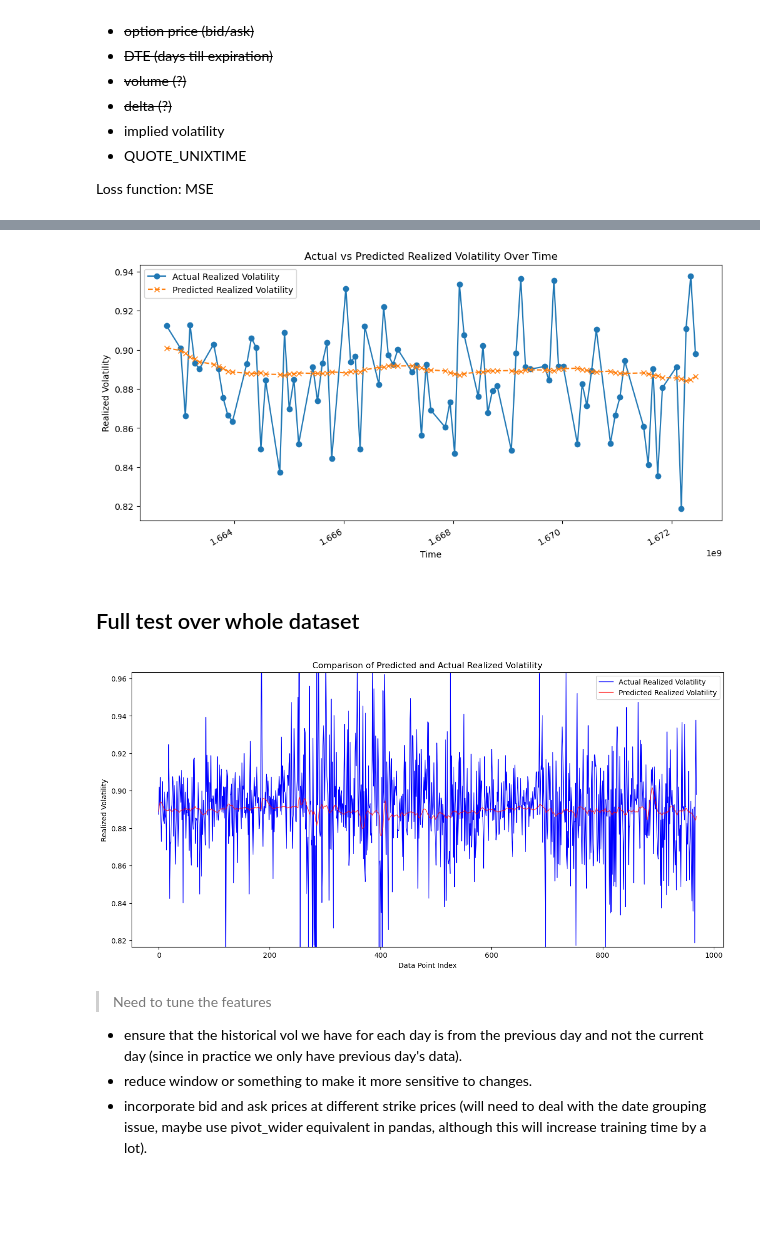
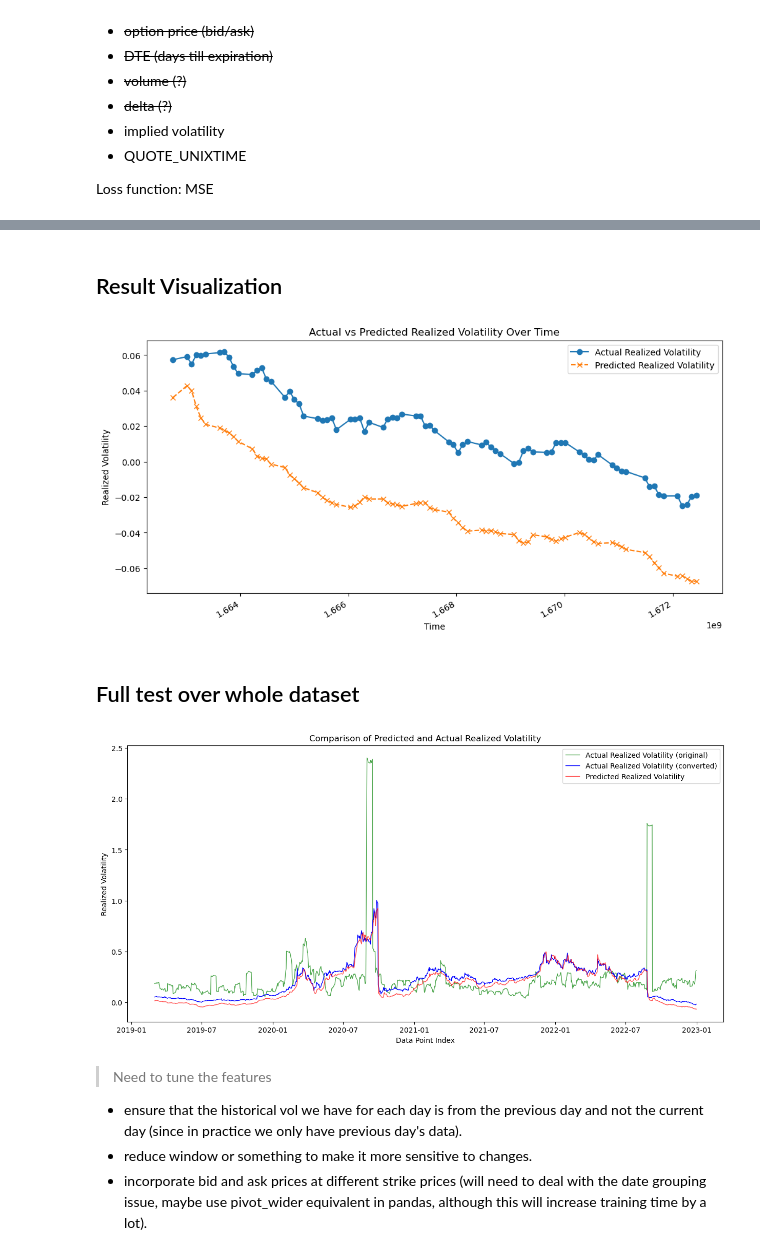
Before and after one commit to teetajp/TSLA-options, a Jupyter notebook: vol_forecast_LSTM.ipynb, the cells around one changed output, grey strips where cells are left out. Saved outputs shown, nothing was run; the diff lists cells and outputs as text; code cells hidden in the pictures; blank space fills up the shorter version.

Commit message:
debug plots

```diff
--- a/vol_forecast_LSTM.ipynb
+++ b/vol_forecast_LSTM.ipynb
@@ -276,12 +307,11 @@ print(f"selected_data shape pre-aggregation: {selected_data.shape[0]}")
 # Engineering features to summarize multiple entries per date
 selected_data = selected_data.groupby('QUOTE_UNIXTIME', as_index=True).agg({
     'REALIZED_VOL': ['mean'], # should all be the same anyways for each date
-    # 'STRIKE': ['mean', 'min', 'max'],  # Aggregate strike prices
-    # 'C_MID': ['mean', 'max'],  # Last price of calls (midpoint between bid/ask)
+    'STRIKE': ['mean', 'min', 'max'],  # Aggregate strike prices
+    'C_MID': ['mean', 'min', 'max'],  # Last price of calls (midpoint between bid/ask)
     # 'P_MID': ['mean', 'max'],  # Last price of puts (midpoint between bid/ask)
-
     'LOG_RETURNS': ['mean'], # should all be the same anyways for each date
-    'C_IV': ['mean', 'max'],
+    'C_IV': ['min', 'mean', 'max'],
     # 'P_IV': ['mean', 'max'],
     # Add more features as necessary
 }).reset_index()
@@ -358,4 +424,12 @@ from torch.utils.data import TensorDataset, DataLoader
 # %%
+# get index of output feature
+output_feature_index = None
+for idx, tf in enumerate(selected_data.columns.get_loc('REALIZED_VOL')):
+    if tf == True:
+        output_feature_index = idx
+if output_feature_index is None:
+    print("Cant find output feature index")
+
 def create_sequences(df, window_size, output_feature_index):
     sequences = []
     output = []
@@ -397,7 +471,7 @@ test_dataset = TensorDataset(X_test, y_test)
 
 # Create DataLoaders
 batch_size = 16
-train_loader = DataLoader(train_dataset, batch_size=batch_size, shuffle=True)
+train_loader = DataLoader(train_dataset, batch_size=batch_size, shuffle=False)
 val_loader = DataLoader(val_dataset, batch_size=batch_size, shuffle=False)
 test_loader = DataLoader(test_dataset, batch_size=batch_size, shuffle=False)
 # %% [markdown]
@@ -579,3 +653,7 @@ print(test_compare.to_string())
+# %% [markdown]
+## Result Visualization
+# %%
+unique_dates_df = pd.to_datetime(unique_dates, unit='s', errors='coerce')
 # %%
 # Assuming dates_train_np holds the timestamps and you have a window_size (or sequence_length)
 
@@ -595,7 +673,7 @@ plt.legend()
 plt.gcf().autofmt_xdate()  # Improve formatting of date labels
 plt.show()
 # %% [output]
-[figure, old version]
+[figure, new version]
 # %% [markdown]
 ## Full test over whole dataset
 # %%
@@ -610,36 +688,39 @@ full_loader = DataLoader(full_dataset, batch_size=16, shuffle=False)  # No need
 # %%
 import matplotlib.pyplot as plt
 
 def plot_predictions(model, data_loader):
     model.eval()  # Set the model to evaluation mode
     predictions = []
     actuals = []
     with torch.no_grad():
         for X_batch, y_batch in data_loader:
             outputs = model(X_batch)
             # Assuming outputs and y_batch are already properly scaled
             predictions.extend(outputs.view(-1).cpu().numpy())  # Flatten and move to CPU
             actuals.extend(y_batch.view(-1).cpu().numpy())
 
 
     # Calculate the limits for the y-axis to exclude outliers
-    upper_limit = np.percentile(actuals, 99)  # Adjust the percentile as needed
-    lower_limit = np.percentile(actuals, 1)   # Adjust the percentile as needed
+    # upper_limit = np.percentile(actuals, 99)  # Adjust the percentile as needed
+    # lower_limit = np.percentile(actuals, 1)   # Adjust the percentile as needed
 
     # Plotting the results
     plt.figure(figsize=(15, 7))
-    plt.plot(actuals, label='Actual Realized Volatility', color='blue', linewidth=1)
-    plt.plot(predictions, label='Predicted Realized Volatility', color='red', alpha=0.7, linewidth=1)
+    plt.plot(unique_dates_df[30:], underlying['REALIZED_VOL'][30:], label='Actual Realized Volatility (original)', color='green', alpha=0.7, linewidth=1)
+    plt.plot(unique_dates_df[30:], actuals, label='Actual Realized Volatility (converted)', color='blue', linewidth=1)
+    plt.plot(unique_dates_df[30:], predictions, label='Predicted Realized Volatility', color='red', alpha=0.7, linewidth=1)
     plt.title('Comparison of Predicted and Actual Realized Volatility')
     plt.xlabel('Data Point Index')
     plt.ylabel('Realized Volatility')
-    plt.ylim([lower_limit, upper_limit])  # Set the y-axis to not show the outlier
+    # plt.ylim([lower_limit, upper_limit])  # Set the y-axis to not show the outlier
     plt.legend()
     plt.show()
 # Assuming 'model' is already trained and ready to be evaluated
 plot_predictions(model, full_loader)
+
+# TODO: check source of discrepancy between the "actual realized volatility" from the ylabels and the realized vol from the underlying df; might be from missing values that got dropped.
 # %% [output]
-[figure, old version]
+[figure, new version]
 # %% [markdown]
 > Need to tune the features
 - ensure that the historical vol we have for each day is from the previous day and not the current day (since in practice we only have previous day's data).
```
Also changed, not shown: parts of 13 cells of this notebook.
